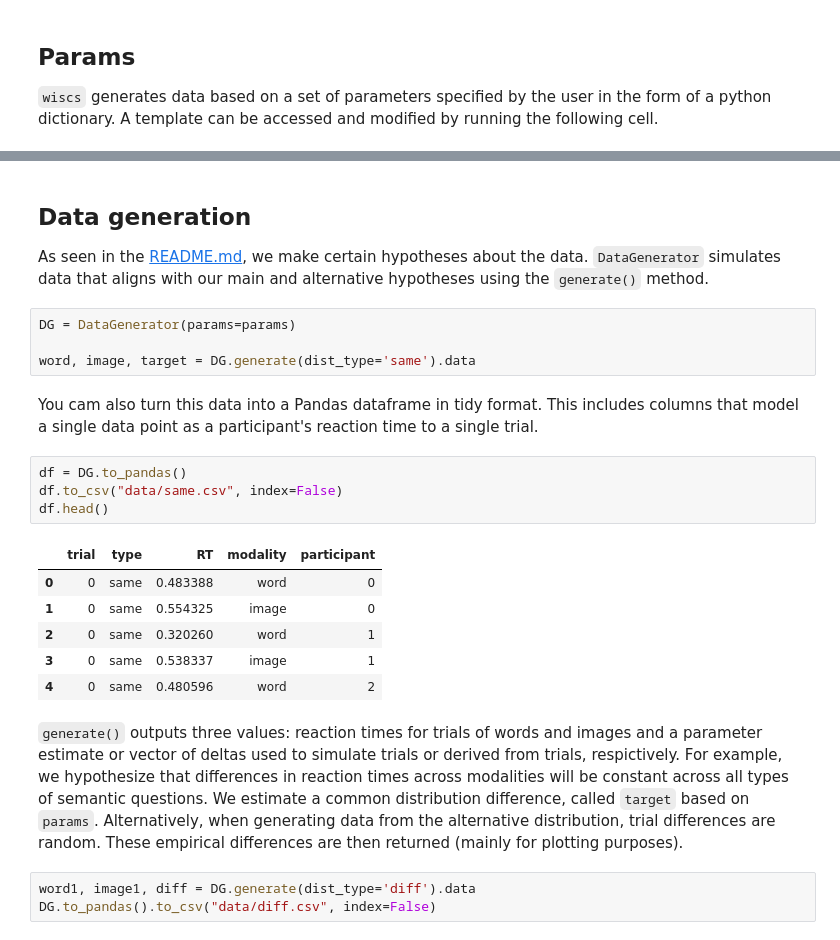
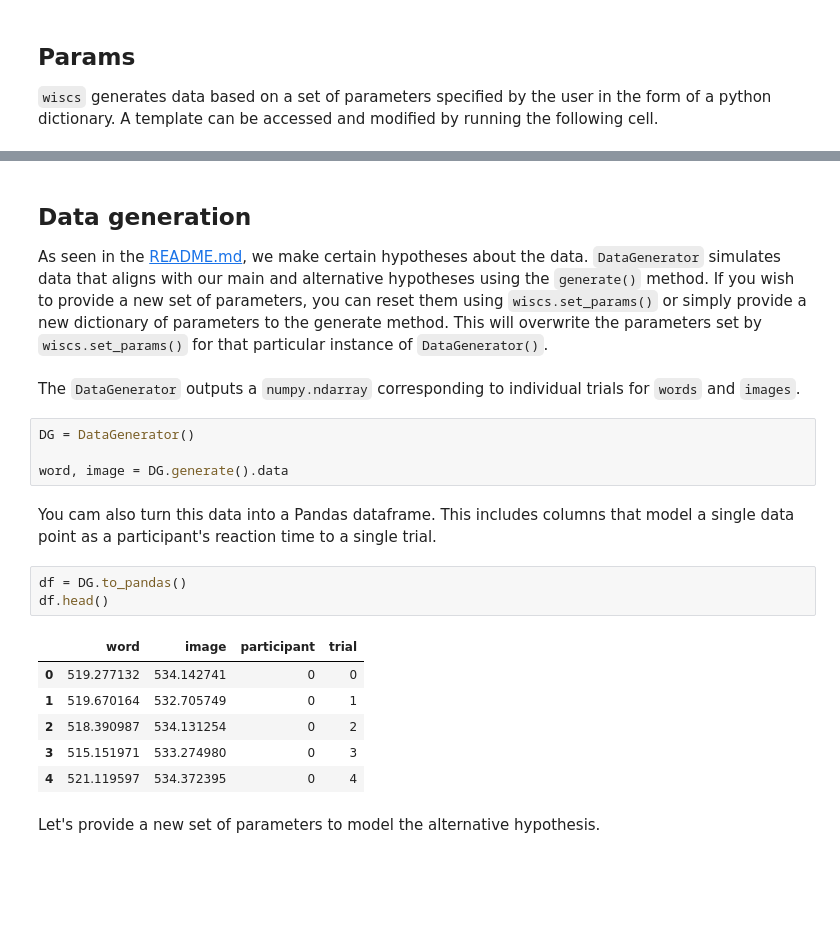
Before and after one commit to w-decker/wiscs-simulation, a Jupyter notebook: wiscs-simulations.ipynb, the cells around one changed output, grey strips where cells are left out. Drawn from its saved outputs; the diff is of its cells as text; blank space fills up the shorter version.

```diff
--- a/wiscs-simulations.ipynb
+++ b/wiscs-simulations.ipynb
@@ -52,25 +61,23 @@ Parameters set successfully
 # %% [markdown]
 ## Data generation
-As seen in the [README.md](/README.md), we make certain hypotheses about the data. `DataGenerator` simulates data that aligns with our main and alternative hypotheses using the `generate()` method.
+As seen in the [README.md](/README.md), we make certain hypotheses about the data. `DataGenerator` simulates data that aligns with our main and alternative hypotheses using the `generate()` method. If you wish to provide a new set of parameters, you can reset them using `wiscs.set_params()` or simply provide a new dictionary of parameters to the generate method. This will overwrite the parameters set by `wiscs.set_params()` for that particular instance of `DataGenerator()`.
+# %% [markdown]
+The `DataGenerator` outputs a `numpy.ndarray` corresponding to individual trials for `words` and `images`.
 # %%
-DG = DataGenerator(params=params)
+DG = DataGenerator()
 
-word, image, target = DG.generate(dist_type='same').data
+word, image = DG.generate().data
 # %% [markdown]
-You cam also turn this data into a Pandas dataframe in tidy format. This includes columns that model a single data point as a participant's reaction time to a single trial.
+You cam also turn this data into a Pandas dataframe. This includes columns that model a single data point as a participant's reaction time to a single trial.
 # %%
 df = DG.to_pandas()
-df.to_csv("data/same.csv", index=False)
 df.head()
 # %% [output]
-|  | trial | type | RT | modality | participant |
-| 0 | 0 | same | 0.483388 | word | 0 |
-| 1 | 0 | same | 0.554325 | image | 0 |
-| 2 | 0 | same | 0.320260 | word | 1 |
-| 3 | 0 | same | 0.538337 | image | 1 |
-| 4 | 0 | same | 0.480596 | word | 2 |
+|  | word | image | participant | trial |
+| 0 | 519.277132 | 534.142741 | 0 | 0 |
+| 1 | 519.670164 | 532.705749 | 0 | 1 |
+| 2 | 518.390987 | 534.131254 | 0 | 2 |
+| 3 | 515.151971 | 533.274980 | 0 | 3 |
+| 4 | 521.119597 | 534.372395 | 0 | 4 |
-# %% [markdown]
-`generate()` outputs three values: reaction times for trials of words and images and a parameter estimate or vector of deltas used to simulate trials or derived from trials, respictively. For example, we hypothesize that differences in reaction times across modalities will be constant across all types of semantic questions. We estimate a common distribution difference, called `target` based on `params`. Alternatively, when generating data from the alternative distribution, trial differences are random. These empirical differences are then returned (mainly for plotting purposes).
-# %%
-word1, image1, diff = DG.generate(dist_type='diff').data
-DG.to_pandas().to_csv("data/diff.csv", index=False)
+# %% [markdown]
+Let's provide a new set of parameters to model the alternative hypothesis.
```
Also changed, not shown: parts of 20 cells of this notebook, 13 other files.
